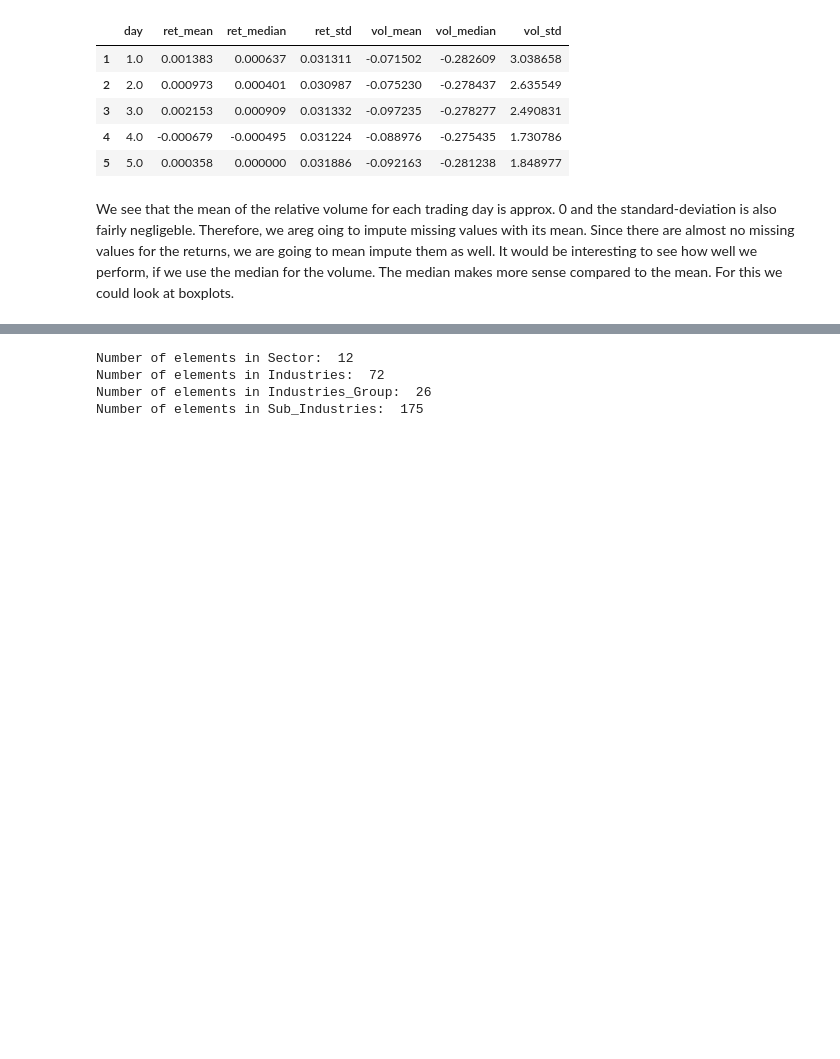
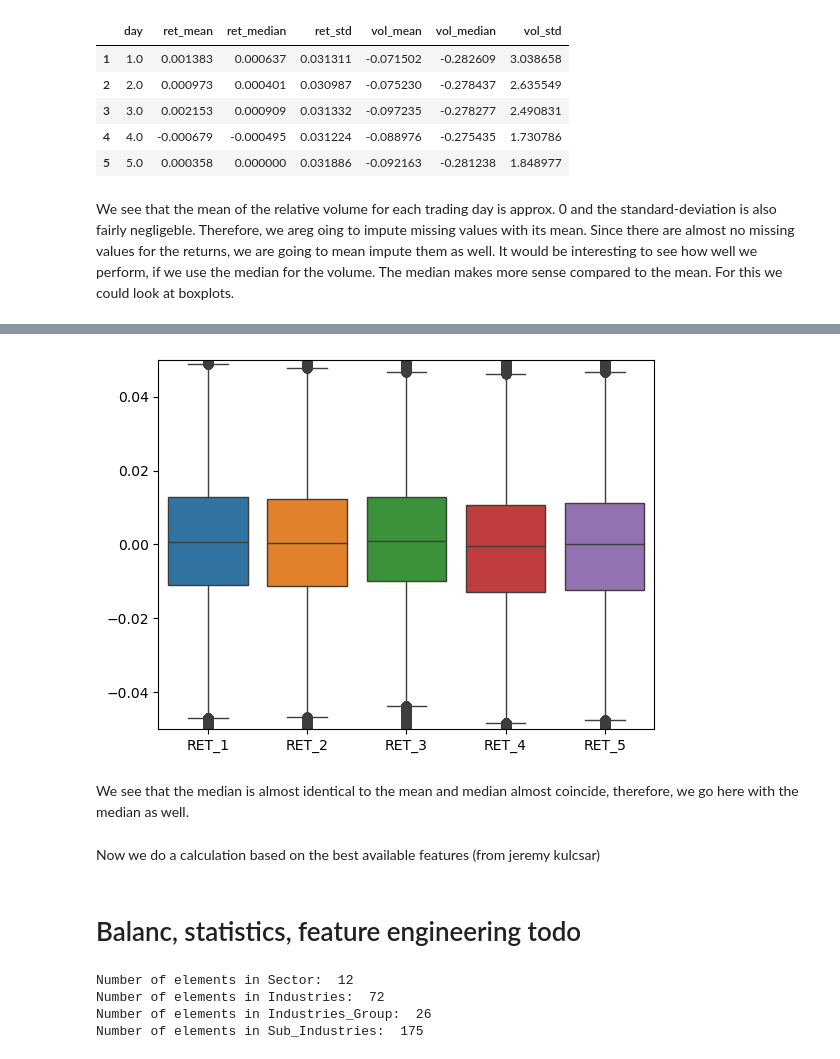
Before and after one commit to lbrilh/QRT-StockReturnPrediction, a Jupyter notebook: QRT.ipynb, the cells around one changed output, grey strips where cells are left out. Cells and saved outputs as stored; diff of their text form; code cells hidden in the pictures; blank space fills up the shorter version.

```diff
--- a/QRT.ipynb
+++ b/QRT.ipynb
@@ -159,0 +171,8 @@ We see that the mean of the relative volume for each trading day is approx. 0 an
+# %%
+sns.boxplot(cleaned_train[[f'RET_{day}' for day in range(1,6)]])
+plt.ylim((-0.05,0.05))
+plt.show()
+# %% [output]
+[figure, added]
+# %% [markdown]
+We see that the median is almost identical to the mean and median almost coincide, therefore, we go here with the median as well.
@@ -159,0 +182,2 @@ We see that the mean of the relative volume for each trading day is approx. 0 an
+# %% [markdown]
+Now we do a calculation based on the best available features (from jeremy kulcsar)
@@ -160,3 +238,5 @@ We see that the mean of the relative volume for each trading day is approx. 0 an
+# %% [markdown]
+# Balanc, statistics, feature engineering todo
 # %%
 print('Number of elements in Sector: ', _Xtrain['SECTOR'].nunique())
 print('Number of elements in Industries: ', _Xtrain['INDUSTRY'].nunique())
```
Also changed, not shown: parts of 21 cells of this notebook, 1 other file.
